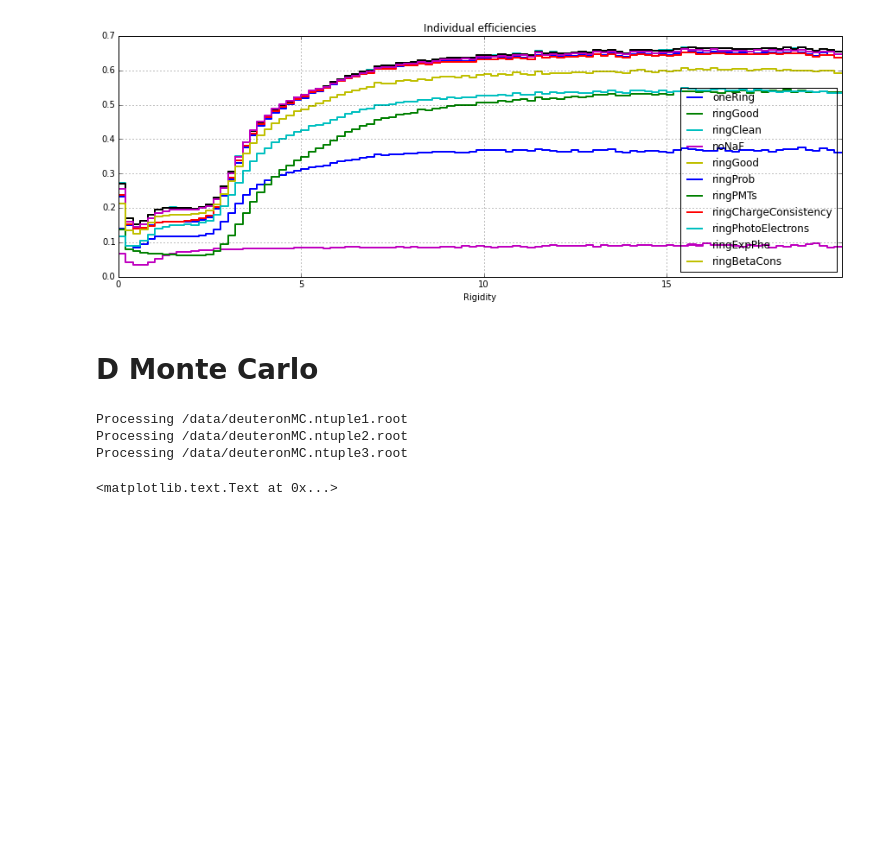
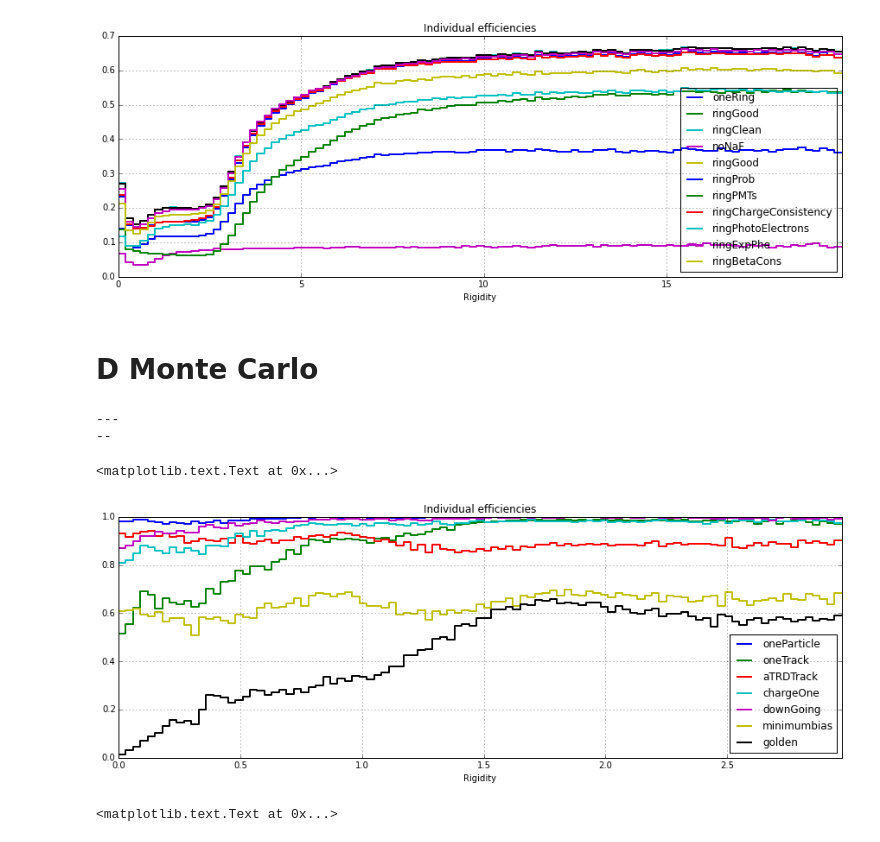
Before and after one commit to KKostya/AMSDeutons, a Jupyter notebook: Python/Selections.ipynb, the cells around one changed output. Cells and saved outputs as stored; diff of their text form; code cells hidden in the pictures; blank space fills up the shorter version.

```diff
--- a/Python/Selections.ipynb
+++ b/Python/Selections.ipynb
@@ -24,14 +24,26 @@ def get_frame(f, branches=None):
     tree  = tfile.Get("selections")
     return tree_to_frame(tree, branches=branches)
 # %%
+def extract_ntrd(fStatus):
+    (fStatus >> 8) & 0b11
+
 def make_sel_table(data):
     """ Creates rigidity bins and expands bit fields to bool series """
     selTable = {}
-    # Binning rigidity
-    bins = np.linspace(0,20,101)
-    selTable['Rbin'] = pd.cut(data['R'], bins=bins, labels=bins[:-1])
+
+    # Binning stuff
+    data['Mass'] = get_mass(data['R'], data['BetaTOF'])
+    for c,mx in [('R',20), ('Latitude',1), ('Mass',3)]:
+        bins = np.linspace(0,mx,101)
+        selTable[c+'_bin'] = pd.cut(data[c], bins=bins, labels=bins[:-1])
+
+    # Expanding bits
     for i,name  in enumerate(selBits):
         selTable[name] = (data['selStatus'] & (1<<i) ) != 0
+
+    selTable['oneTRDTrack'] = data['fStatus'].map(lambda x: ((x >> 8) & 0b11) == 1)
+    selTable['physTrigg'  ] = data['PhysBPatt'] == 2
+    selTable['unbsTrigg'  ] = data['PhysBPatt'] == 0
     selTable = pd.DataFrame(selTable)
 
     # Creating agregate vars
@@ -45,22 +57,25 @@ def make_sel_table(data):
 def get_ind_counts(selTable, columns):
     """ Creates counts table"""
     csort = lambda s: s.value_counts().sort_index()
-    counts = pd.DataFrame({'Total':csort(selTable['Rbin'])})
+    counts = pd.DataFrame({'Total':csort(selTable['R_bin'])})
     for c in columns:
-        counts[c] = csort(selTable['Rbin'][selTable[c]])
+        counts[c] = csort(selTable['R_bin'][selTable[c]])
     return counts
 
 def sum_counts(filenames):
     counts = None
-    for f in filenames:
-        print "Processing " + f
-        data = get_frame(f, branches=['R', 'selStatus'])
+    progress= Progress(80, len(filenames))
+    for i,f in enumerate(filenames):
+        progress.step(i)
+        data = get_frame(f)
         selTable = make_sel_table(data)
-        columns = list(set(selTable.columns) - {'Rbin'})
+        selTable['Total'] = True
+        idx = [c for c in selTable.columns if c.endswith("_bin")]
+        get_ind_counts = selTable.groupby(idx).sum().dropna()
         if counts is None:
-            counts = get_ind_counts(selTable, columns)
+            counts = get_ind_counts
         else:
-            counts += get_ind_counts(selTable, columns)
+            counts = counts.add(get_ind_counts, fill_value=0)
     return counts
 # %% [markdown]
 # Data
@@ -109,15 +131,18 @@ title('Individual efficiencies ')
 # %%
 mccounts = sum_counts(mcnames)
 # %% [output]
-Processing /data/deuteronMC.ntuple1.root
-Processing /data/deuteronMC.ntuple2.root
-Processing /data/deuteronMC.ntuple3.root
+---
+--
 # %%
+counts = mccounts.reset_index().groupby('Mass_bin').sum()
 figsize(15,5)
 columns = ['oneParticle', 'oneTrack', 'aTRDTrack', 'chargeOne', 'downGoing', 'minimumbias', 'golden']
-mccounts[columns].divide(mccounts['Total'],axis=0).plot(drawstyle='steps', lw=2)
+counts[columns].divide(counts['Total'],axis=0).plot(drawstyle='steps', lw=2)
 xlabel('Rigidity')
 title('Individual efficiencies ')
+# %% [output]
+<matplotlib.text.Text at 0x...>
+[figure, added]
 # %%
 columns = ['oneRing','ringGood', 'ringClean', 'noNaF',
            'ringGood',  'ringProb', 'ringPMTs',
```
Also changed, not shown: parts of 6 cells of this notebook, 7 other files.
